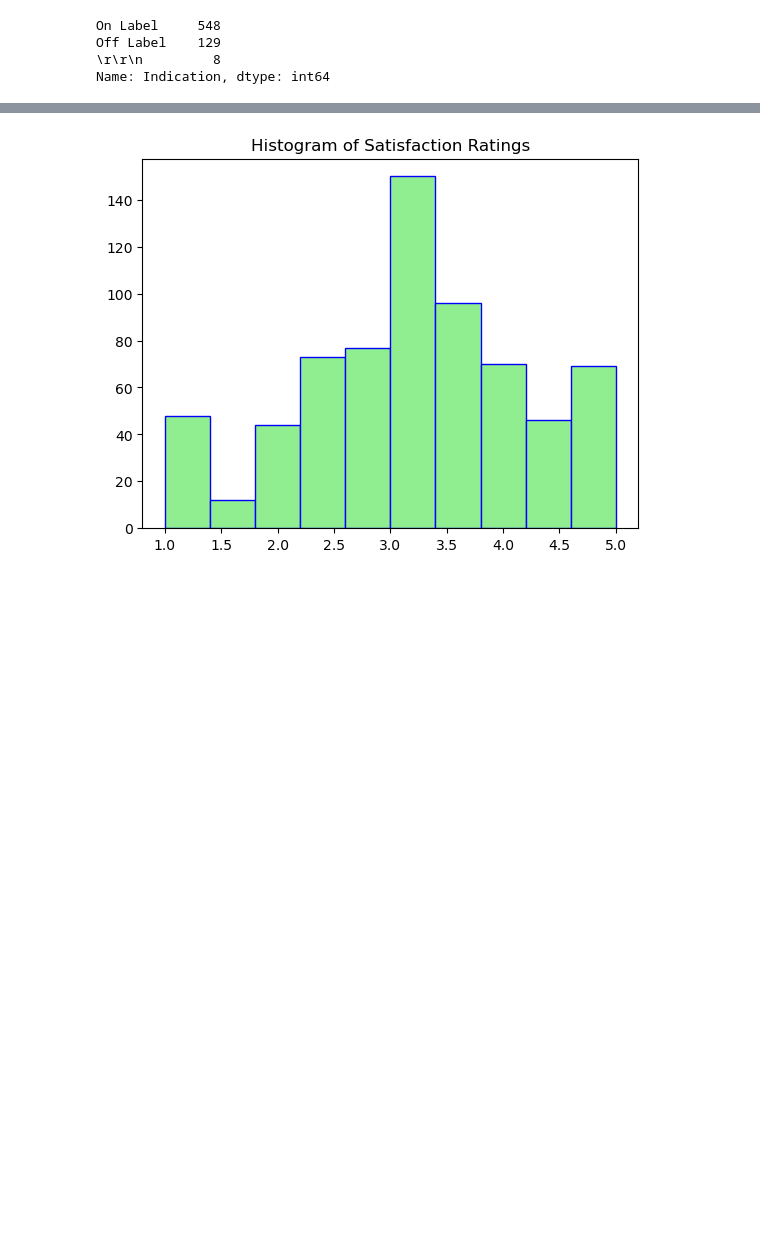
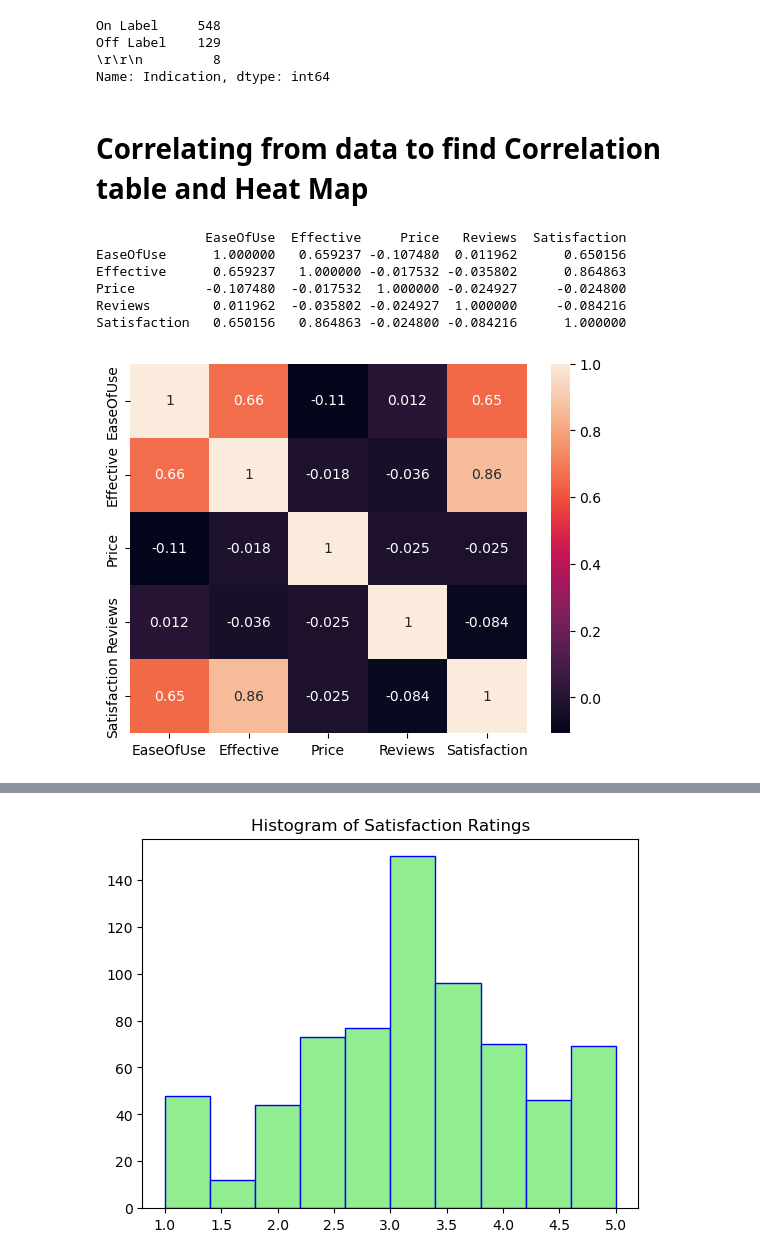
Before and after one commit to tessouthere/TP1_TEA_MJC, a Jupyter notebook: TP1_TEA_MC.ipynb, the cells around one changed output, grey strips where cells are left out. Saved outputs shown, nothing was run; the diff lists cells and outputs as text; code cells hidden in the pictures; blank space fills up the shorter version.

```diff
--- a/TP1_TEA_MC.ipynb
+++ b/TP1_TEA_MC.ipynb
@@ -93,3 +93,20 @@ On Label     548
 Off Label    129
 \r\r\n         8
 Name: Indication, dtype: int64
+# %% [markdown]
+# Correlating from data to find Correlation table and Heat Map
+# %%
+corrM=drugs.corr()
+print(corrM)
+# %% [output]
+              EaseOfUse  Effective     Price   Reviews  Satisfaction
+EaseOfUse      1.000000   0.659237 -0.107480  0.011962      0.650156
+Effective      0.659237   1.000000 -0.017532 -0.035802      0.864863
+Price         -0.107480  -0.017532  1.000000 -0.024927     -0.024800
+Reviews        0.011962  -0.035802 -0.024927  1.000000     -0.084216
+Satisfaction   0.650156   0.864863 -0.024800 -0.084216      1.000000
+# %%
+sns.heatmap(corrM, annot=True)
+plt.show()
+# %% [output]
+[figure, added]
```
Also changed, not shown: parts of 9 cells of this notebook.
